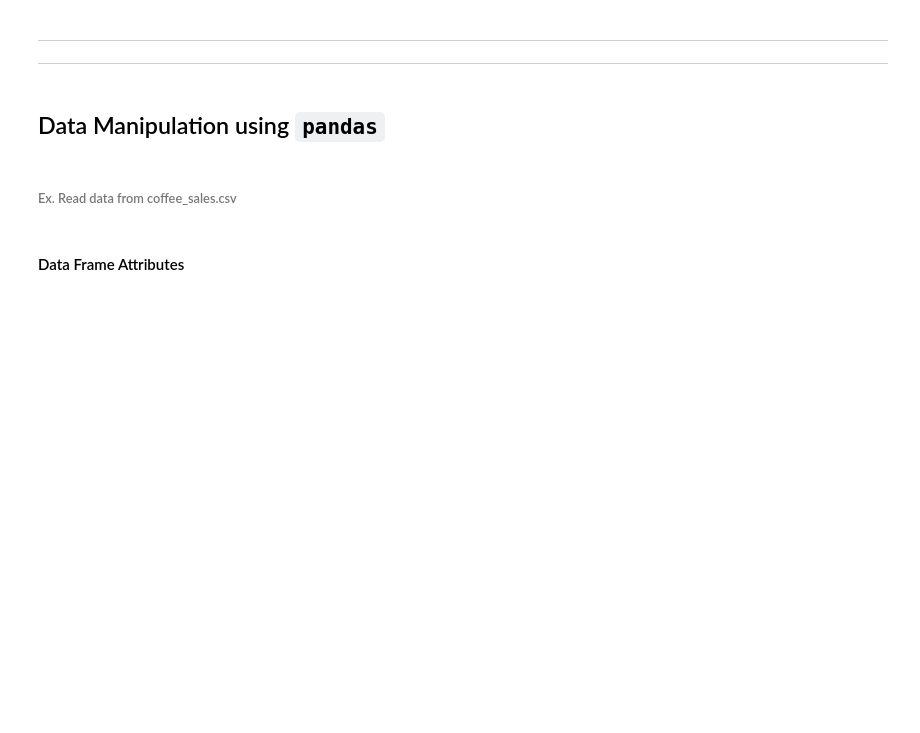
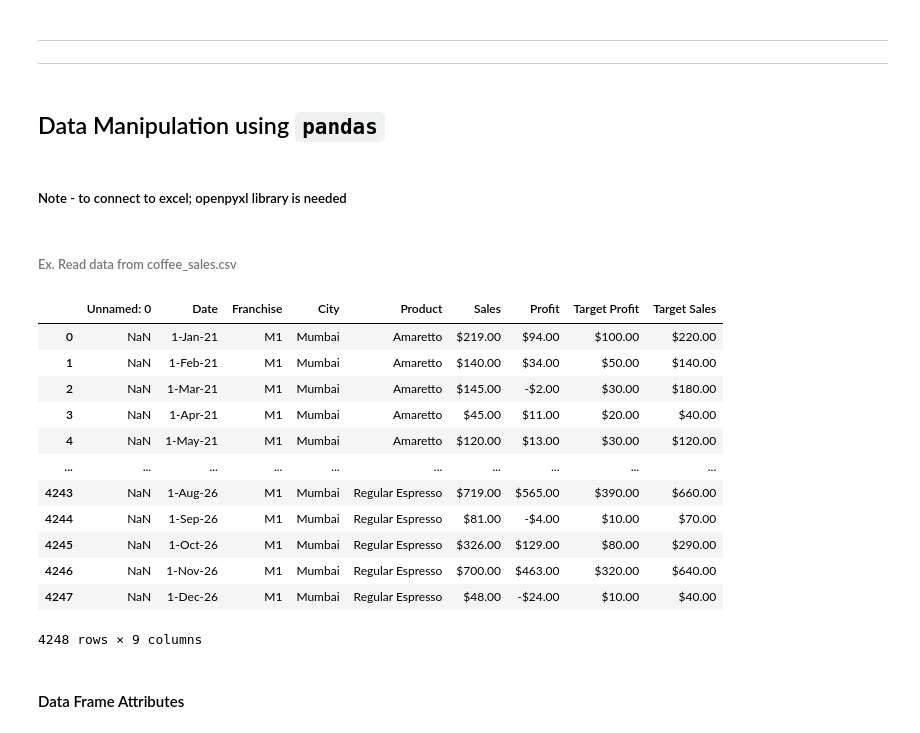
Before and after one commit to knowledge-corner/CGI_19_may_25, a Jupyter notebook: Classwork/Classwork Notebook.ipynb, the cells around one changed output. Saved outputs shown, nothing was run; the diff lists cells and outputs as text; code cells hidden in the pictures; blank space fills up the shorter version.

```diff
--- a/Classwork/Classwork Notebook.ipynb
+++ b/Classwork/Classwork Notebook.ipynb
@@ -1983,0 +1983,2 @@ import seaborn as sns
+# %% [markdown]
+##### Note - to connect to excel; openpyxl library is needed
@@ -1984,5 +1987,22 @@ import seaborn as sns
 # %% [markdown]
 ###### Ex. Read data from coffee_sales.csv
+# %%
+df = pd.read_csv("coffee_sales.csv", header=3)
+df
+# %% [output]
+|  | Unnamed: 0 | Date | Franchise | City | Product | Sales | Profit | Target Profit | Target Sales |
+| 0 | NaN | 1-Jan-21 | M1 | Mumbai | Amaretto | $219.00 | $94.00 | $100.00 | $220.00 |
+| 1 | NaN | 1-Feb-21 | M1 | Mumbai | Amaretto | $140.00 | $34.00 | $50.00 | $140.00 |
+| 2 | NaN | 1-Mar-21 | M1 | Mumbai | Amaretto | $145.00 | -$2.00 | $30.00 | $180.00 |
+| 3 | NaN | 1-Apr-21 | M1 | Mumbai | Amaretto | $45.00 | $11.00 | $20.00 | $40.00 |
+| 4 | NaN | 1-May-21 | M1 | Mumbai | Amaretto | $120.00 | $13.00 | $30.00 | $120.00 |
+| ... | ... | ... | ... | ... | ... | ... | ... | ... | ... |
+| 4243 | NaN | 1-Aug-26 | M1 | Mumbai | Regular Espresso | $719.00 | $565.00 | $390.00 | $660.00 |
+| 4244 | NaN | 1-Sep-26 | M1 | Mumbai | Regular Espresso | $81.00 | -$4.00 | $10.00 | $70.00 |
+| 4245 | NaN | 1-Oct-26 | M1 | Mumbai | Regular Espresso | $326.00 | $129.00 | $80.00 | $290.00 |
+| 4246 | NaN | 1-Nov-26 | M1 | Mumbai | Regular Espresso | $700.00 | $463.00 | $320.00 | $640.00 |
+| 4247 | NaN | 1-Dec-26 | M1 | Mumbai | Regular Espresso | $48.00 | -$24.00 | $10.00 | $40.00 |
+4248 rows × 9 columns
 # %% [markdown]
 #### Data Frame Attributes
 # %% [markdown]
```
Also changed, not shown: parts of 29 cells of this notebook, 1 other file.
